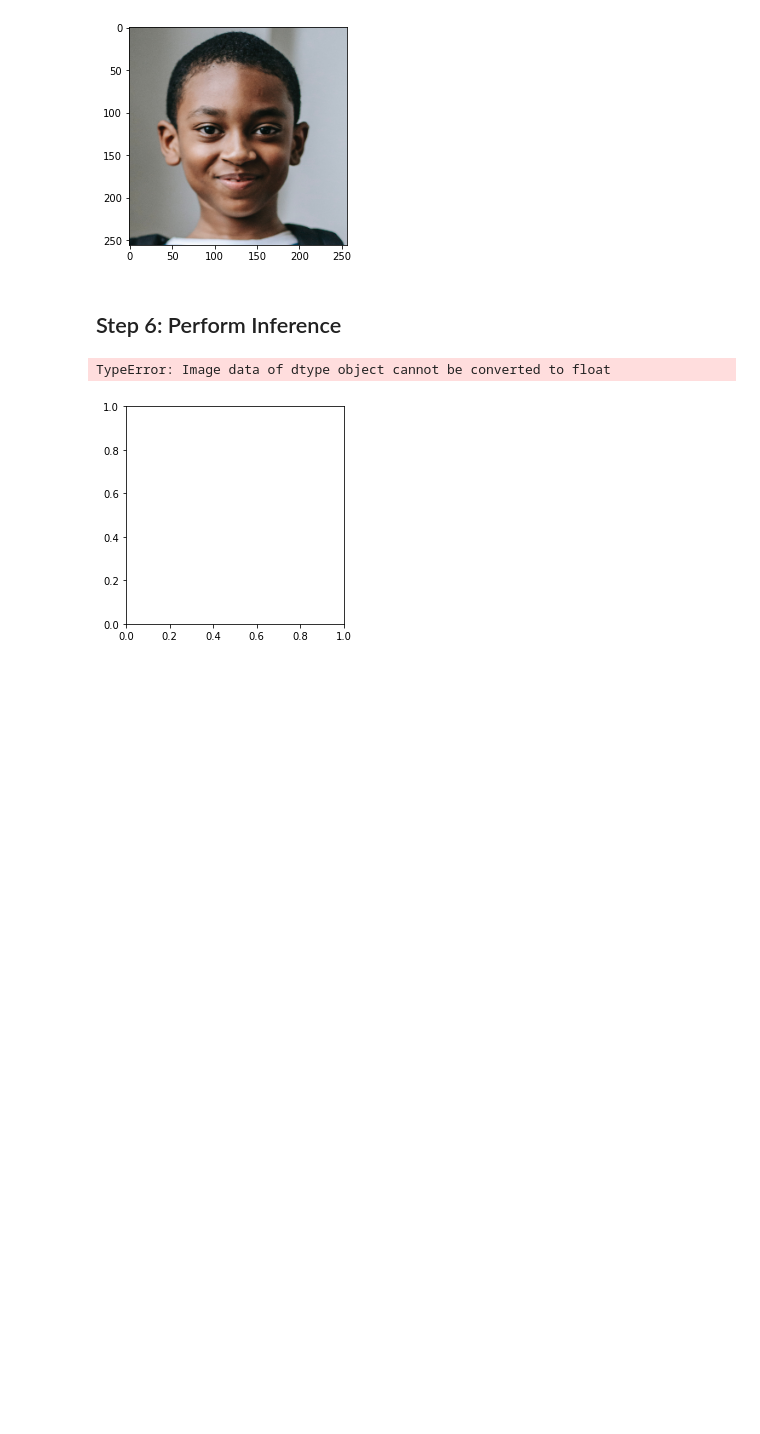
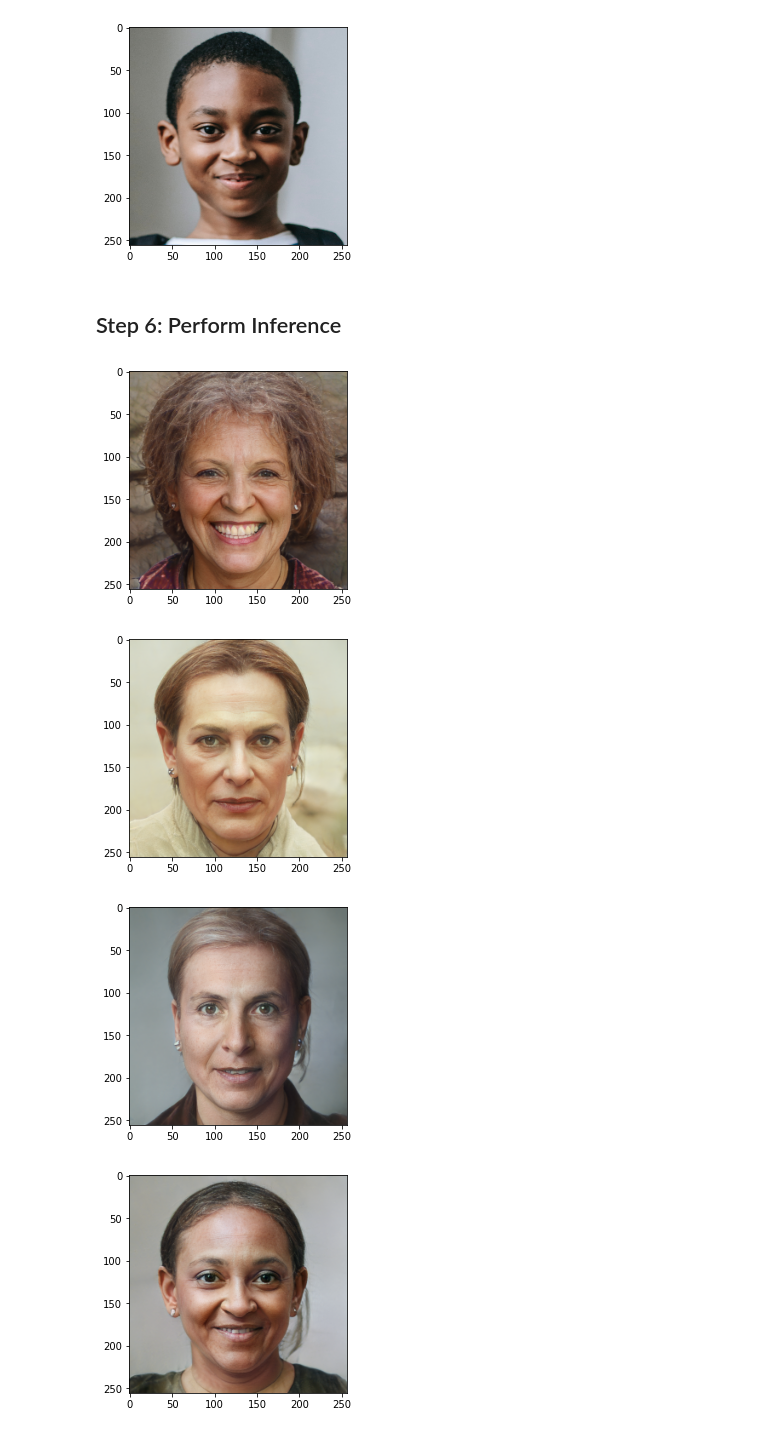
Before and after one commit to OzoneReloaded/pixel2style2pixel, a Jupyter notebook: inference_playground.ipynb, the cells around one changed output. Cells and saved outputs as stored; diff of their text form; code cells hidden in the pictures; blank space fills up the shorter version.

Commit message:
Added stock images

```diff
--- a/inference_playground.ipynb
+++ b/inference_playground.ipynb
@@ -222,8 +222,10 @@ for input_image in aligned_images:
 # %%
 %matplotlib inline
 for name in output_images:
     plt.figure()
-    plt.imshow(output_images)
+    plt.imshow(name)
 # %% [output]
-TypeError: Image data of dtype object cannot be converted to float
-[figure, old version]
+[figure, new version]
+[figure, added]
+[figure, added]
+[figure, added]
```
Also changed, not shown: 4 other files.
